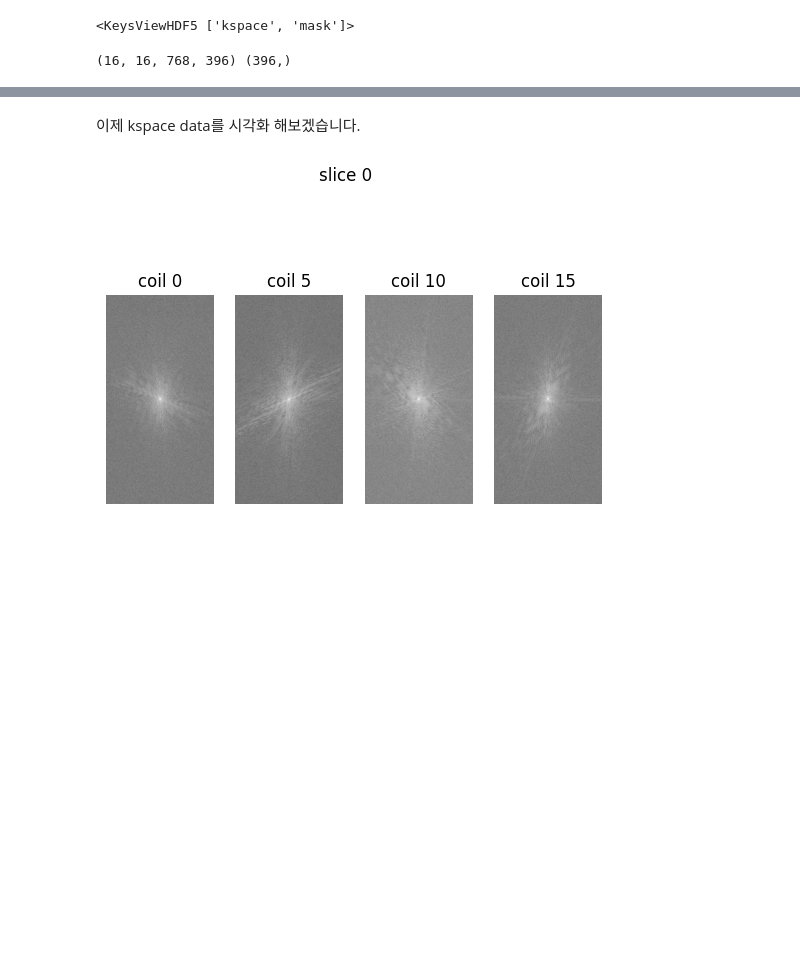
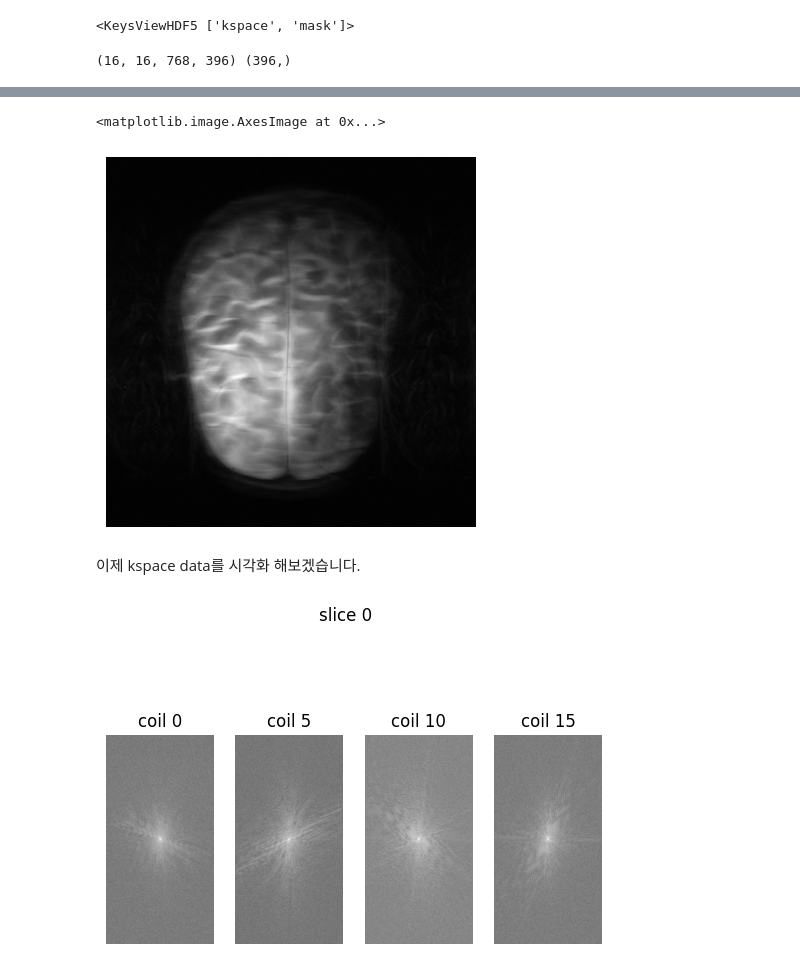
Before and after one commit to shkim1018/2025_fastmri_shkim1018, a Jupyter notebook: FastMRI_challenge/tutorial.ipynb, the cells around one changed output, grey strips where cells are left out. Cells and saved outputs as stored; diff of their text form; code cells hidden in the pictures; blank space fills up the shorter version.

```diff
--- a/FastMRI_challenge/tutorial.ipynb
+++ b/FastMRI_challenge/tutorial.ipynb
@@ -64,3 +92,10 @@ AttributeError: 'Dataset' object has no attribute 'real'
+# %%
+plt.figure()
+plt.axis('off')
+plt.imshow(aug_im[0], cmap='gray')
+# %% [output]
+<matplotlib.image.AxesImage at 0x...>
+[figure, added]
 # %% [markdown]
 이제 kspace data를 시각화 해보겠습니다.
 # %%
```
Also changed, not shown: parts of 3 cells of this notebook, 7 other files.
